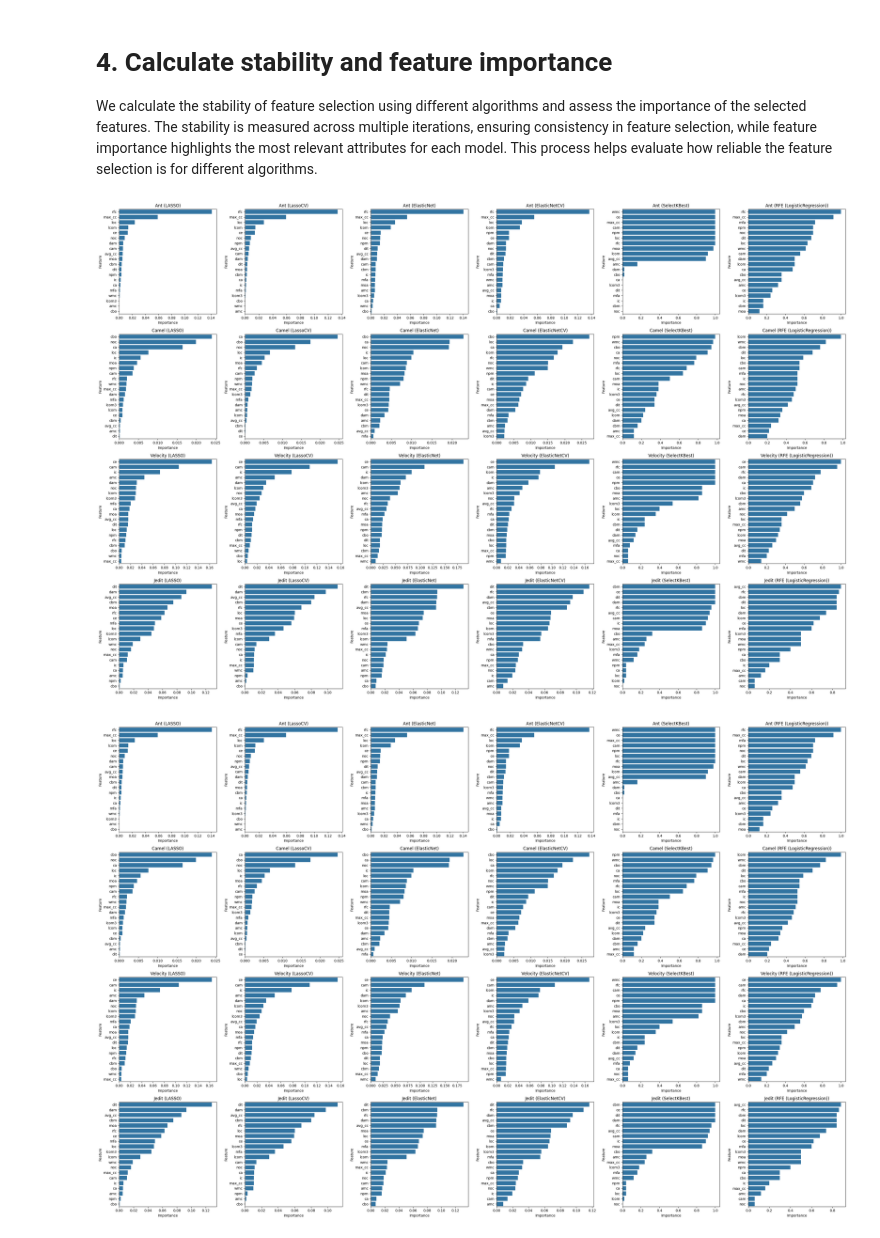
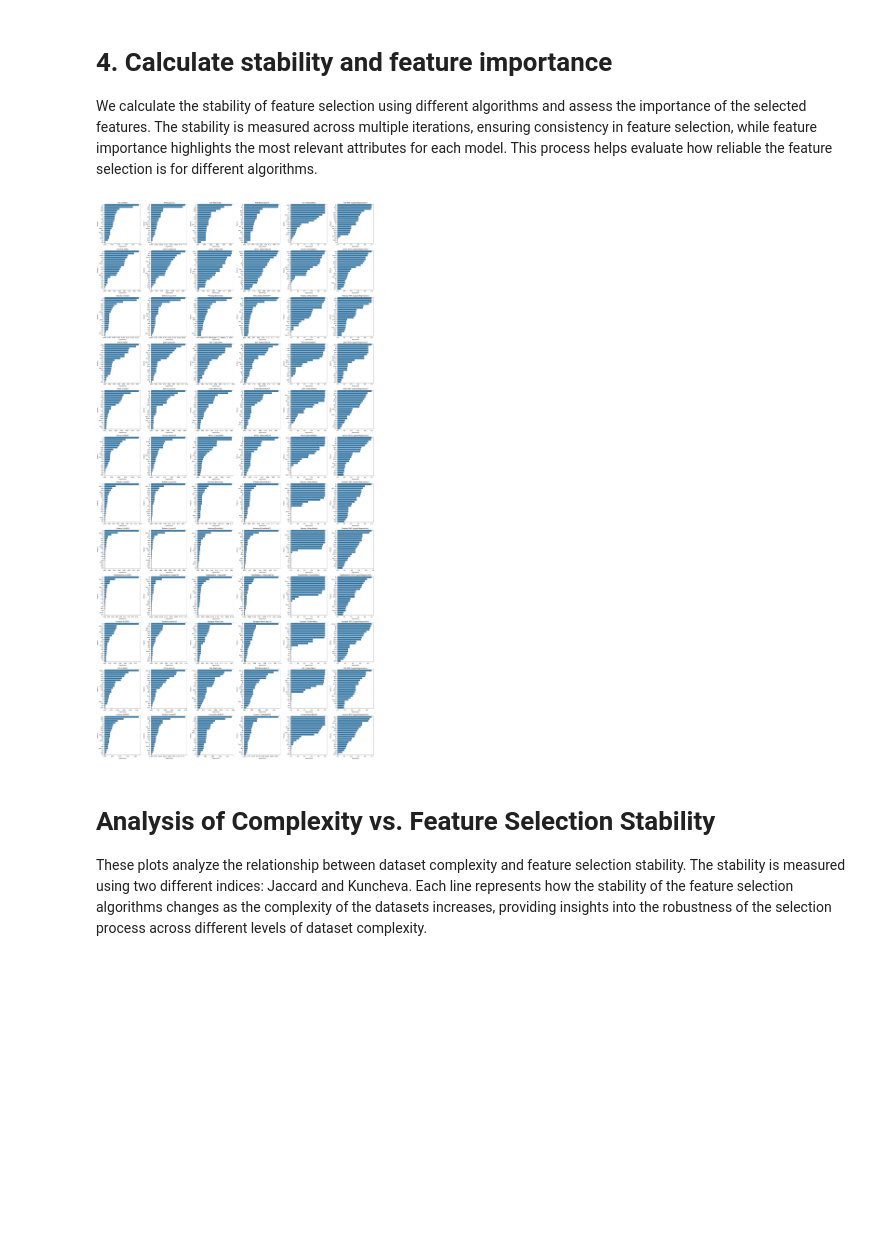
Before and after one commit to yordanglez/complexity-stability-feature-selection, a Jupyter notebook: complexity_stability_selection.ipynb, the cells around one changed output. Saved outputs shown, nothing was run; the diff lists cells and outputs as text; code cells hidden in the pictures; blank space fills up the shorter version.

```diff
--- a/complexity_stability_selection.ipynb
+++ b/complexity_stability_selection.ipynb
@@ -243,7 +297,7 @@ models = {
     # 'RidgeCV': RidgeCV(alphas=[0.01, 0.1, 1, 10], cv=5),
     'ElasticNet': ElasticNet(alpha=0.01, l1_ratio=0.5),
     'ElasticNetCV': ElasticNetCV(alphas=[0.01, 0.1, 1, 10], l1_ratio=[0.1, 0.5, 0.9], cv=5),
-    "SelectKBest": SelectKBest(score_func=f_classif, k=10),
+    "SelectKBest": SelectKBest(score_func=f_classif),
     # "RandomForest": RandomForestClassifier(n_estimators=100),
     'RFE (LogisticRegression)': RFE(estimator=LogisticRegression(),
     n_features_to_select=10),
@@ -311,58 +365,37 @@ for dataset_name, (X, y) in datasets.items():
             'stability_kuncheva': stability_kuncheva,
             'complexity': dataset_complexities[dataset_name]['score'],
             'importances': feature_importances,
             'feature_names': X.columns
         }
         table_data.append([dataset_name, model_name, stability_jaccard, stability_kuncheva, dataset_complexities[dataset_name]['score']])
-        # print(f'{dataset_name} - {model_name} -> Stability Jaccard: {stability_jaccard:.4f}, Stability Kuncheva: {stability_kuncheva:.4f}, Complexity: {dataset_complexities[dataset_name]["score"]:.4f}')
     results[dataset_name] = dataset_results
 
 df_table = pd.DataFrame(table_data, columns=['Dataset', 'Model', 'Stability (Jaccard)', 'Stability (Kuncheva)', 'Complexity'])
 
 n_datasets = len(results)
 n_models = len(next(iter(results.values())))
 
 fig, axes = plt.subplots(n_datasets, n_models, figsize=(5 * n_models, 5 * n_datasets))
 
 for i, (dataset_name, dataset_results) in enumerate(results.items()):
     for j, (model_name, res) in enumerate(dataset_results.items()):
         feature_importance_df = pd.DataFrame({
             'Feature': res['feature_names'],
             'Importance': res['importances']
         }).sort_values(by='Importance', ascending=False)
 
         sns.barplot(x='Importance', y='Feature', data=feature_importance_df, ax=axes[i, j])
         axes[i, j].set_title(f'{dataset_name} ({model_name})')
         axes[i, j].set_xlabel('Importance')
         axes[i, j].set_ylabel('Feature')
 
 plt.tight_layout()
 plt.show()
-
-n_datasets = len(results)
-n_models = len(next(iter(results.values())))
-
-# Create a grid of subplots with n_datasets rows and n_models columns
-fig, axes = plt.subplots(n_datasets, n_models, figsize=(5 * n_models, 5 * n_datasets))
-
-# Loop through each dataset and model combination to create bar plots
-for i, (dataset_name, dataset_results) in enumerate(results.items()):
-    for j, (model_name, res) in enumerate(dataset_results.items()):
-        feature_importance_df = pd.DataFrame({
-            'Feature': res['feature_names'],
-            'Importance': res['importances']
-        }).sort_values(by='Importance', ascending=False)
-
-        # Plot the feature importance as bar plots in the grid
-        sns.barplot(x='Importance', y='Feature', data=feature_importance_df, ax=axes[i, j])
-        axes[i, j].set_title(f'{dataset_name} ({model_name})')
-        axes[i, j].set_xlabel('Importance')
-        axes[i, j].set_ylabel('Feature')
-
-plt.tight_layout()
-plt.show()
 # %% [output]
-[figure, old version]
+[figure, new version]
-[figure, removed]
+# %% [markdown]
+# Analysis of Complexity vs. Feature Selection Stability
+
+These plots analyze the relationship between dataset complexity and feature selection stability. The stability is measured using two different indices: Jaccard and Kuncheva. Each line represents how the stability of the feature selection algorithms changes as the complexity of the datasets increases, providing insights into the robustness of the selection process across different levels of dataset complexity.
 # %%
 print(df_table.to_string(index=False))
```
Also changed, not shown: parts of 6 cells of this notebook.
